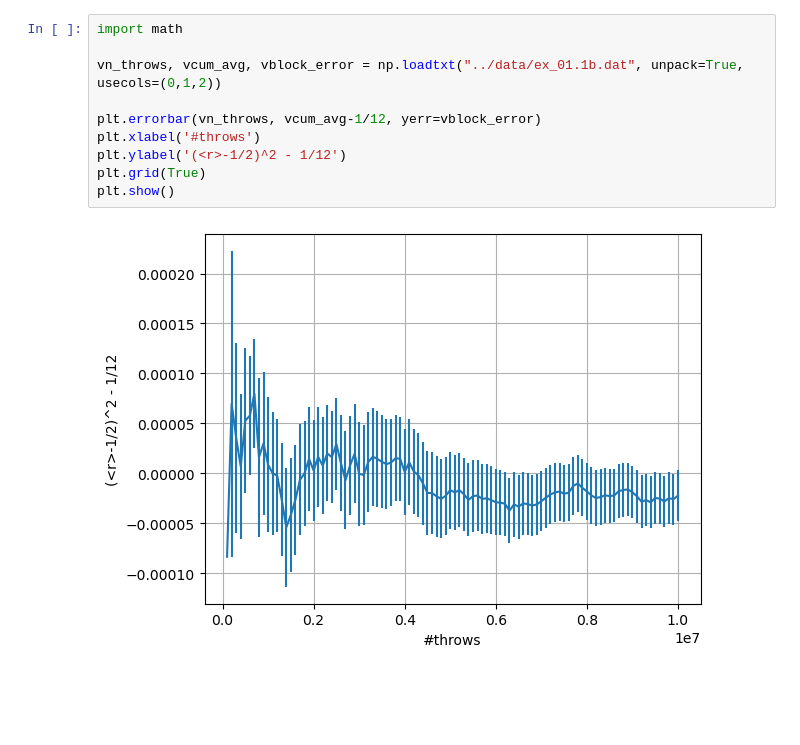
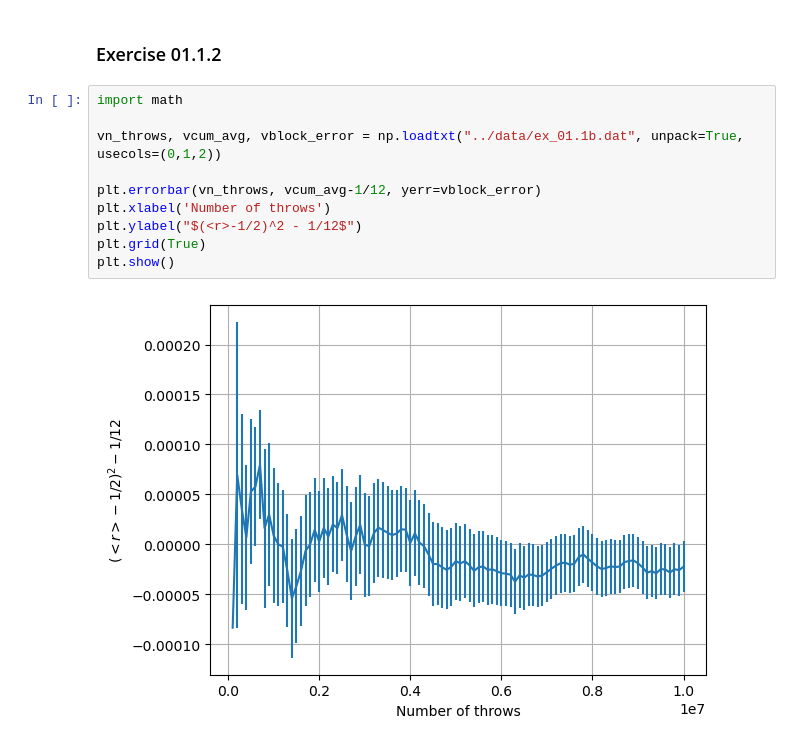
Before and after one commit to stevelonny/labsimnum, a Jupyter notebook: notebooks/exercise_01.ipynb, the cells around one changed output. Cells and saved outputs as stored; diff of their text form; blank space fills up the shorter version.

```diff
--- a/notebooks/exercise_01.ipynb
+++ b/notebooks/exercise_01.ipynb
@@ -19,12 +21,14 @@ plt.show()
+# %% [markdown]
+### Exercise 01.1.2
 # %%
 import math
 
 vn_throws, vcum_avg, vblock_error = np.loadtxt("../data/ex_01.1b.dat", unpack=True, usecols=(0,1,2))
 
 plt.errorbar(vn_throws, vcum_avg-1/12, yerr=vblock_error)
-plt.xlabel('#throws')
-plt.ylabel('(<r>-1/2)^2 - 1/12')
+plt.xlabel('Number of throws')
+plt.ylabel("$(<r>-1/2)^2 - 1/12$")
 plt.grid(True)
 plt.show()
 # %% [output]
-[figure, old version]
+[figure, new version]
```
Also changed, not shown: parts of 6 cells of this notebook, 2 other files.
